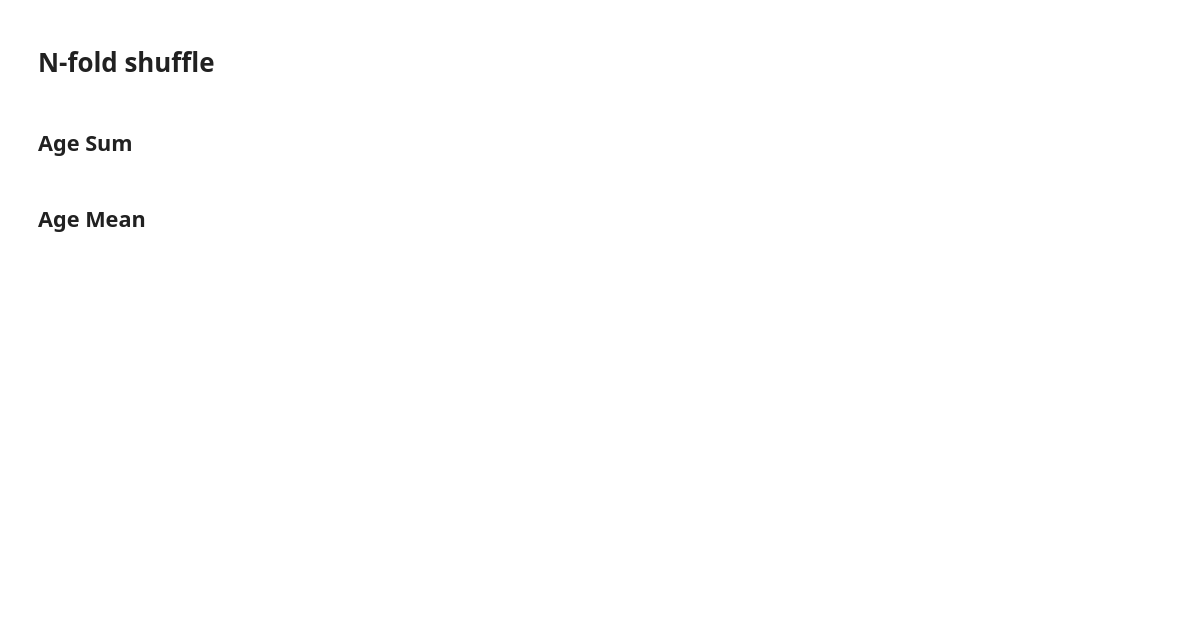
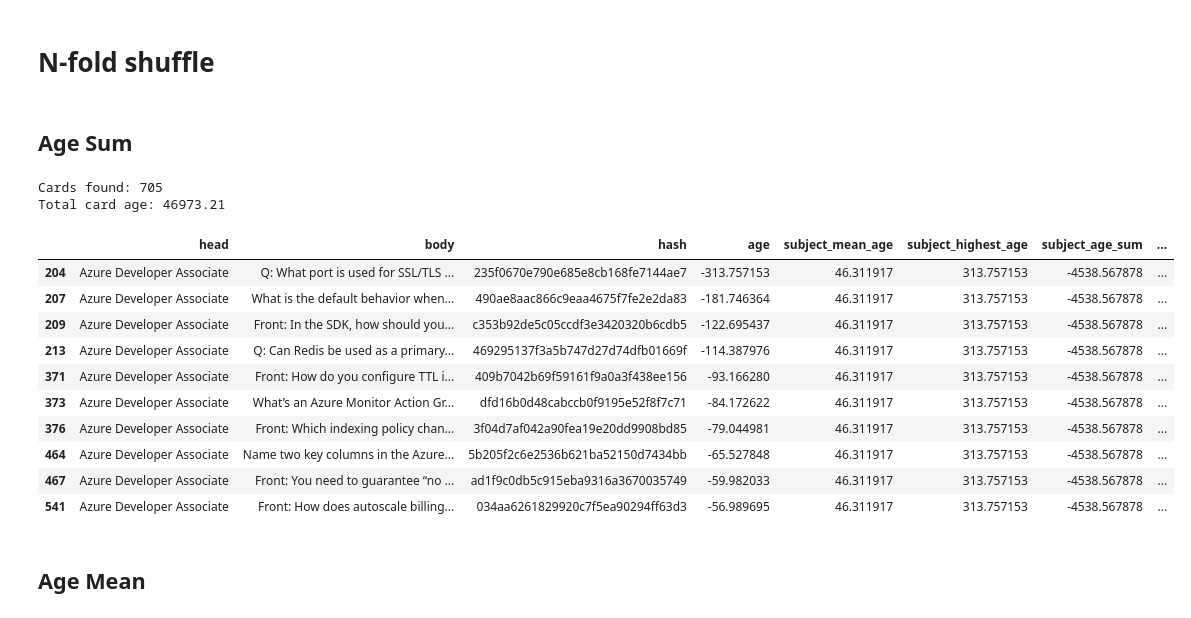
Before and after one commit to JayTY94/Certcards-refresh, a Jupyter notebook: shuffle.ipynb, the cells around one changed output. Cells and saved outputs as stored; diff of their text form; code cells hidden in the pictures; blank space fills up the shorter version.

```diff
--- a/shuffle.ipynb
+++ b/shuffle.ipynb
@@ -184,16 +184,30 @@ sum of ages: ~46254.94
 # %% [markdown]
 ## Age Sum
 # %%
-# n=3
-# existing_cards['count'] = existing_cards.sort_values('age', ascending=False).groupby('head').cumcount()
-# existing_cards['n_fold'] = existing_cards['count'] % n
+n=3
+existing_cards['count'] = existing_cards.sort_values('age', ascending=False).groupby('head').cumcount()
+existing_cards['n_fold'] = existing_cards['count'] % n
 
-# existing_cards['subject_age_sum'] = existing_cards['subject_age_sum'] *-1
-# existing_cards['age'] = existing_cards['age'] *-1
-# existing_cards.sort_values(['n_fold', 'subject_age_sum', 'age'], inplace=True)
+existing_cards['subject_age_sum'] = existing_cards['subject_age_sum'] *-1
+existing_cards['age'] = existing_cards['age'] *-1
+existing_cards.sort_values(['n_fold', 'subject_age_sum', 'age'], inplace=True)
 
-# remake_card_document(existing_cards=existing_cards)
-# existing_cards.head(10)
+remake_card_document(existing_cards=existing_cards)
+existing_cards.head(10)
+# %% [output]
+Cards found: 705
+Total card age: 46973.21
+|  | head | body | hash | age | subject_mean_age | subject_highest_age | subject_age_sum | ... |
+| 204 | Azure Developer Associate | Q: What port is used for SSL/TLS ... | 235f0670e790e685e8cb168fe7144ae7 | -313.757153 | 46.311917 | 313.757153 | -4538.567878 | ... |
+| 207 | Azure Developer Associate | What is the default behavior when... | 490ae8aac866c9eaa4675f7fe2e2da83 | -181.746364 | 46.311917 | 313.757153 | -4538.567878 | ... |
+| 209 | Azure Developer Associate | Front: In the SDK, how should you... | c353b92de5c05ccdf3e3420320b6cdb5 | -122.695437 | 46.311917 | 313.757153 | -4538.567878 | ... |
+| 213 | Azure Developer Associate | Q: Can Redis be used as a primary... | 469295137f3a5b747d27d74dfb01669f | -114.387976 | 46.311917 | 313.757153 | -4538.567878 | ... |
+| 371 | Azure Developer Associate | Front: How do you configure TTL i... | 409b7042b69f59161f9a0a3f438ee156 | -93.166280 | 46.311917 | 313.757153 | -4538.567878 | ... |
+| 373 | Azure Developer Associate | What’s an Azure Monitor Action Gr... | dfd16b0d48cabccb0f9195e52f8f7c71 | -84.172622 | 46.311917 | 313.757153 | -4538.567878 | ... |
+| 376 | Azure Developer Associate | Front: Which indexing policy chan... | 3f04d7af042a90fea19e20dd9908bd85 | -79.044981 | 46.311917 | 313.757153 | -4538.567878 | ... |
+| 464 | Azure Developer Associate | Name two key columns in the Azure... | 5b205f2c6e2536b621ba52150d7434bb | -65.527848 | 46.311917 | 313.757153 | -4538.567878 | ... |
+| 467 | Azure Developer Associate | Front: You need to guarantee “no ... | ad1f9c0db5c915eba9316a3670035749 | -59.982033 | 46.311917 | 313.757153 | -4538.567878 | ... |
+| 541 | Azure Developer Associate | Front: How does autoscale billing... | 034aa6261829920c7f5ea90294ff63d3 | -56.989695 | 46.311917 | 313.757153 | -4538.567878 | ... |
 # %% [markdown]
 ## Age Mean
 # %%
```
Also changed, not shown: parts of 6 cells of this notebook, 3 other files.
